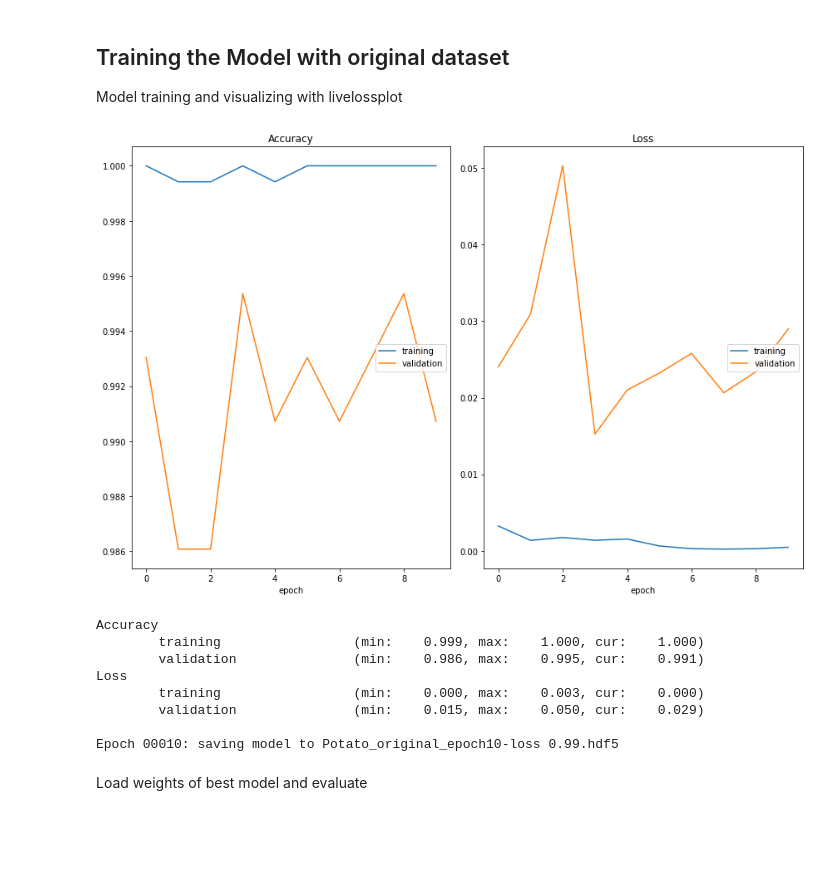
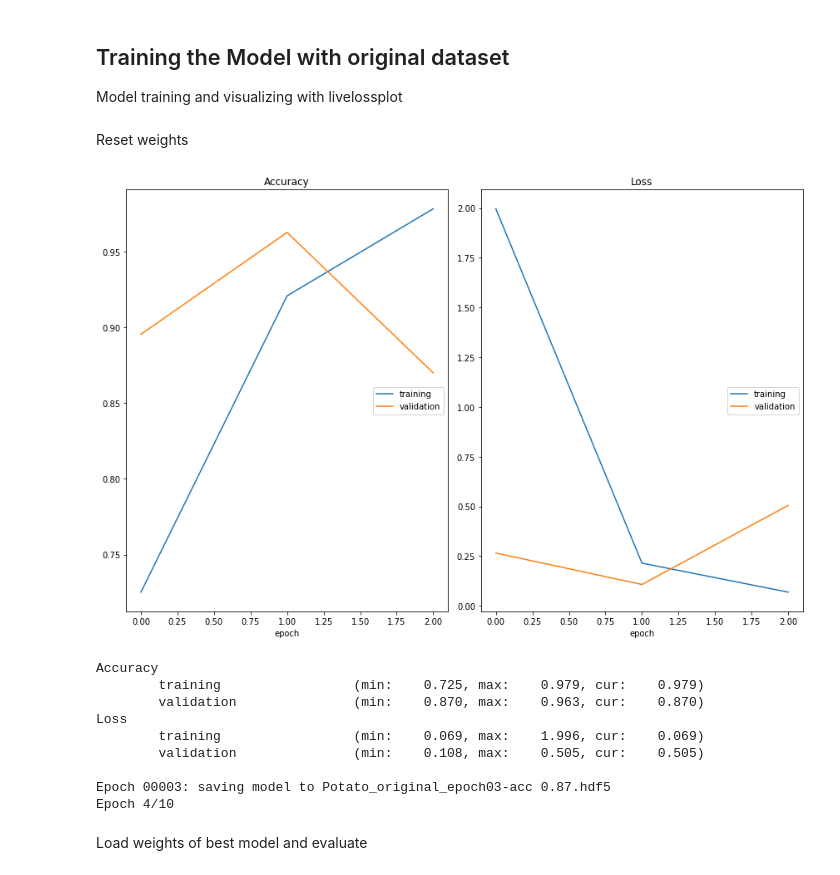
Before and after one commit to sayan0506/Agriculture-project-notes-and-references, a Jupyter notebook: Potato_Leaf_Classifer.ipynb, the cells around one changed output. Drawn from its saved outputs; the diff is of its cells as text; code cells hidden in the pictures; blank space fills up the shorter version.

```diff
--- a/Potato_Leaf_Classifer.ipynb
+++ b/Potato_Leaf_Classifer.ipynb
@@ -783,11 +778,11 @@ if not os.path.isdir('Model'):
   os.mkdir('Model')
 
 # model checkpoint original
-filepath_original = 'Potato_original_epoch{epoch:02d}-loss {val_acc:0.2f}.hdf5'
+filepath_original = 'Potato_original_epoch{epoch:02d}-acc {val_acc:0.2f}.hdf5'
 mc_original = ModelCheckpoint(filepath = filepath_original, monitor='val_acc', save_weights_only=True,mode = 'max', verbose = 1)
 
 # model checkpoint augmented
-filepath_augmented = 'Potato_augmented_epoch{epoch:02d}-loss {val_acc:0.2f}.hdf5'
+filepath_augmented = 'Potato_augmented_epoch{epoch:02d}-acc {val_acc:0.2f}.hdf5'
 mc_augmented = ModelCheckpoint(filepath=filepath_augmented, monitor='val_acc', save_weights_only=True,mode = 'max', verbose = 1)
 # %% [markdown]
 ## Training the Model with original dataset
@@ -796,21 +791,28 @@ Model training and visualizing with livelossplot
 # %%
 # clearing session
 keras.backend.clear_session()
+# %% [markdown]
+Reset weights
+# %%
+# use if when need to initialize to train from scratch
+model.load_weights('model_initial.h5')
 # %%
 history_original = model.fit(x = x_train_original, y = y_train_original, batch_size = batch_size, epochs = epochs, validation_data=(x_test_original, y_test_original),
-               verbose = 1, callbacks = [PlotLossesKeras(), mc_original])
-#, callbacks = [PlotLossesCallback(), tbcallback])
-#, callbacks = [WandbCallback()])
+               verbose = 1, callbacks = [PlotLossesKeras(), mc_original, WandbCallback(data_type='image',
+                                                                                       training_data = (x_train_original, y_train_original),
+                                                                                       validation_data = (x_test_original, y_test_original),
+                                                                                       labels = potato_classifiers)])
 # %% [output]
-[figure, old version]
+[figure, new version]
 Accuracy
-        training                 (min:    0.999, max:    1.000, cur:    1.000)
-        validation               (min:    0.986, max:    0.995, cur:    0.991)
+        training                 (min:    0.725, max:    0.979, cur:    0.979)
+        validation               (min:    0.870, max:    0.963, cur:    0.870)
 Loss
-        training                 (min:    0.000, max:    0.003, cur:    0.000)
-        validation               (min:    0.015, max:    0.050, cur:    0.029)
+        training                 (min:    0.069, max:    1.996, cur:    0.069)
+        validation               (min:    0.108, max:    0.505, cur:    0.505)
 
-Epoch 00010: saving model to Potato_original_epoch10-loss 0.99.hdf5
+Epoch 00003: saving model to Potato_original_epoch03-acc 0.87.hdf5
+Epoch 4/10
 # %% [markdown]
 Load weights of best model and evaluate
 # %%
```
Also changed, not shown: parts of 22 cells of this notebook.
